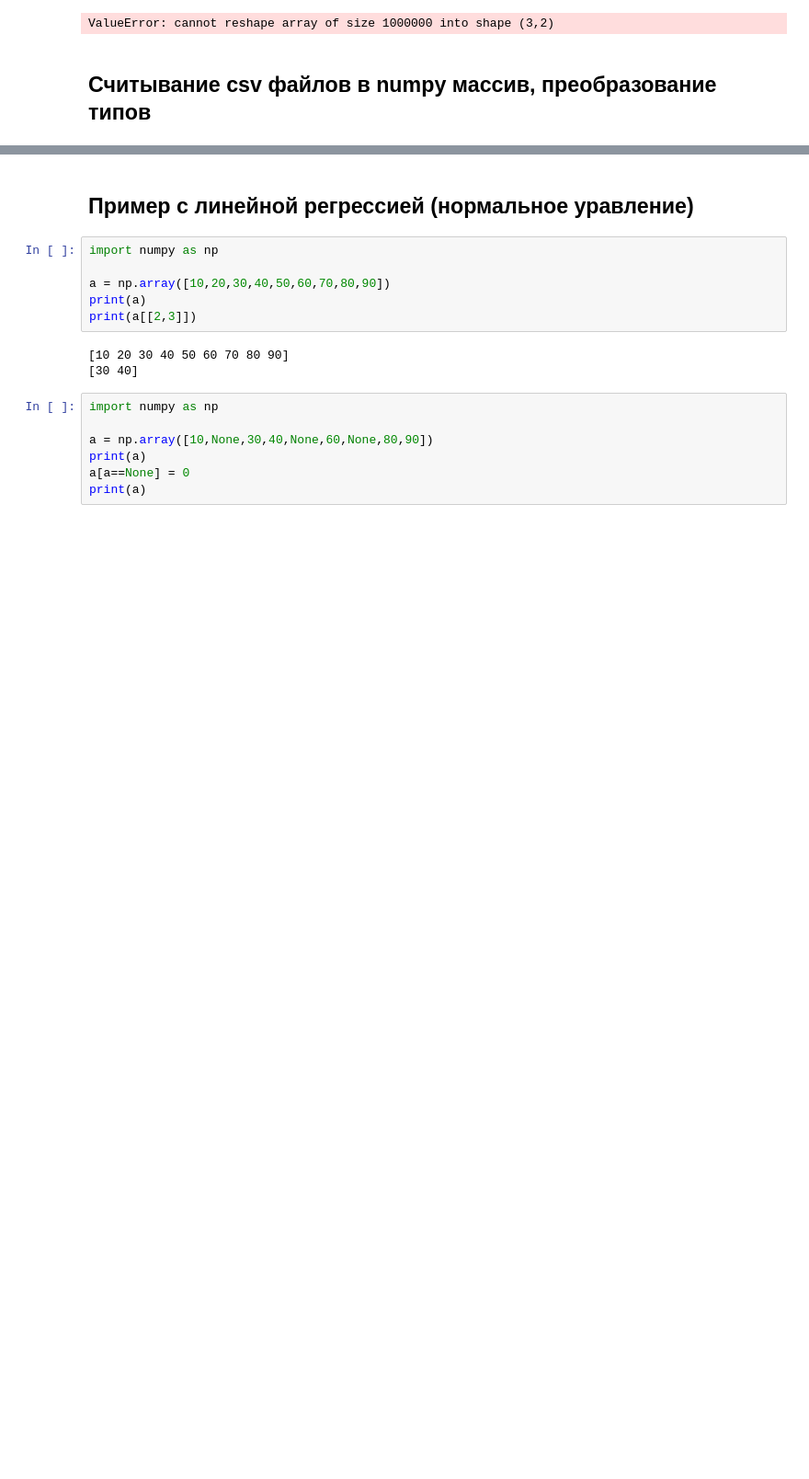
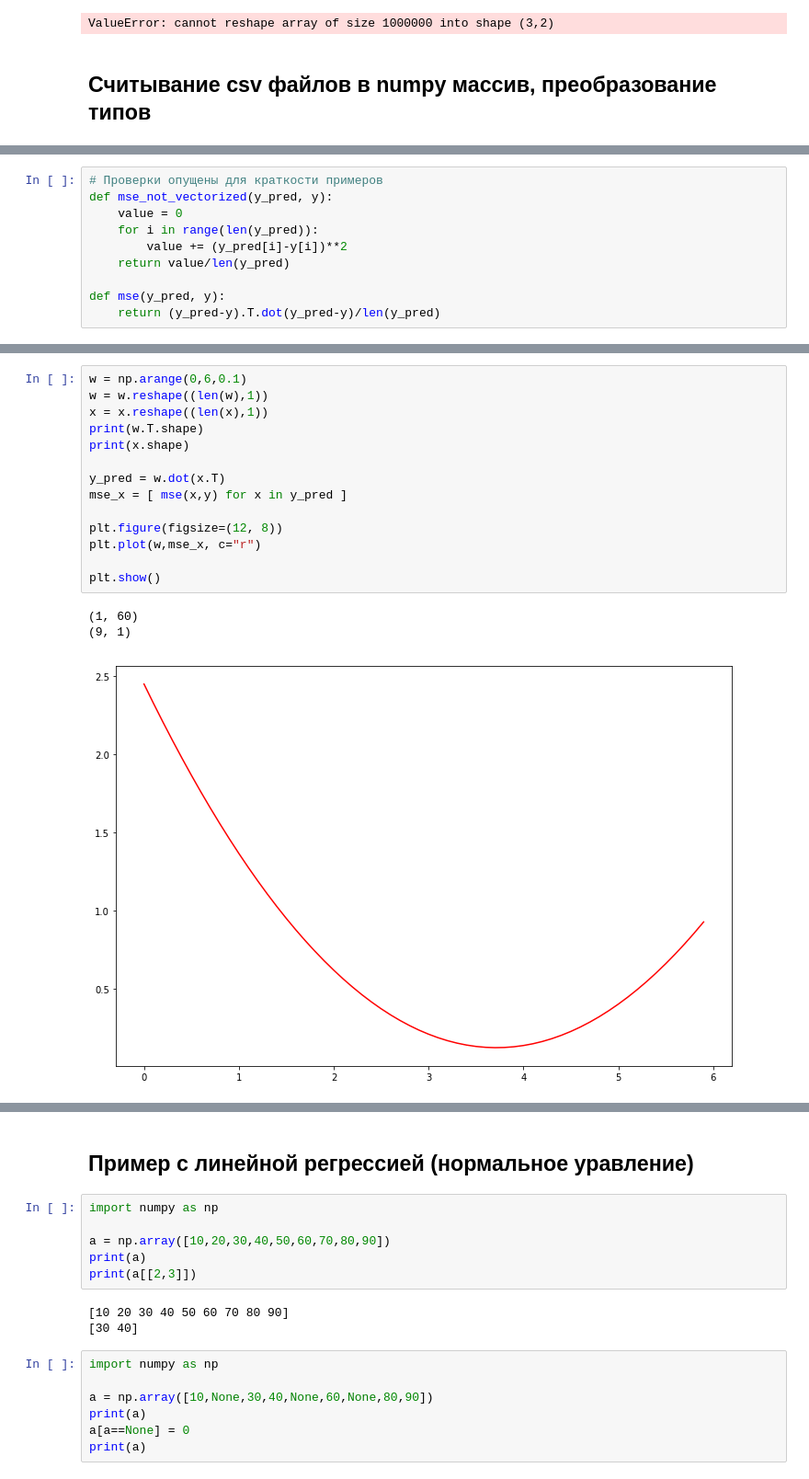
Before and after one commit to nesterione/dl, a Jupyter notebook: lesson3/lesson3.ipynb, the cells around one changed output, grey strips where cells are left out. Shown: that part at 92% size. Drawn from its saved outputs; the diff is of its cells as text; blank space fills up the shorter version.

```diff
--- a/lesson3/lesson3.ipynb
+++ b/lesson3/lesson3.ipynb
@@ -366,0 +389,10 @@ ValueError: cannot reshape array of size 1000000 into shape (3,2)
+# %%
+# Проверки опущены для краткости примеров
+def mse_not_vectorized(y_pred, y):
+    value = 0
+    for i in range(len(y_pred)):
+        value += (y_pred[i]-y[i])**2
+    return value/len(y_pred)
+
+def mse(y_pred, y):
+    return (y_pred-y).T.dot(y_pred-y)/len(y_pred)
@@ -366,0 +419,18 @@ ValueError: cannot reshape array of size 1000000 into shape (3,2)
+# %%
+w = np.arange(0,6,0.1)
+w = w.reshape((len(w),1))
+x = x.reshape((len(x),1))
+print(w.T.shape)
+print(x.shape)
+
+y_pred = w.dot(x.T)
+mse_x = [ mse(x,y) for x in y_pred ]
+
+plt.figure(figsize=(12, 8))
+plt.plot(w,mse_x, c="r")
+
+plt.show()
+# %% [output]
+(1, 60)
+(9, 1)
+[figure, added]
```
Also changed, not shown: parts of 11 cells of this notebook.
